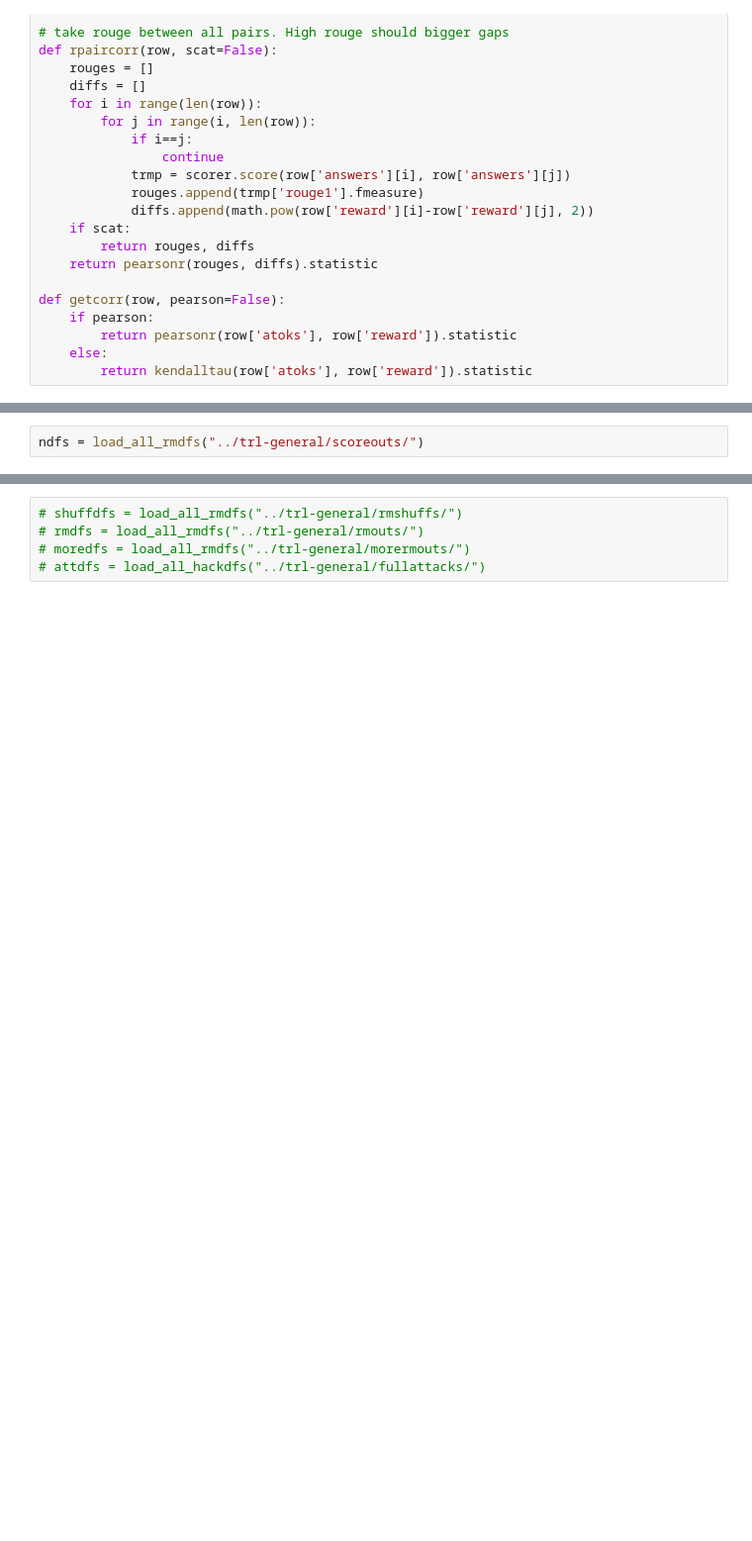
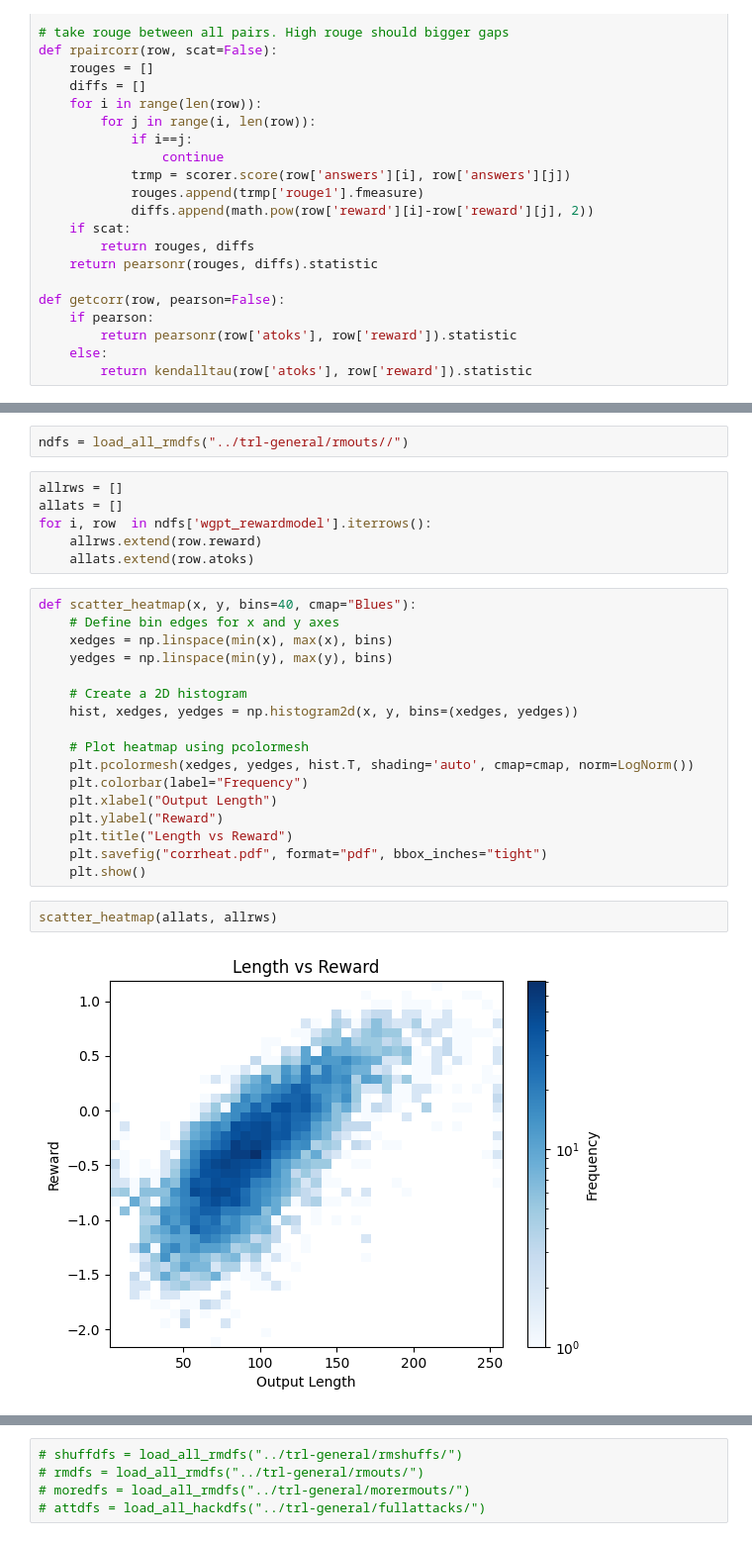
Before and after one commit to PrasannS/rlhf-length-biases, a Jupyter notebook: eval/measure_intrinsic.ipynb, the cells around one changed output, grey strips where cells are left out. Shown at 99% size. Saved outputs shown, nothing was run; the diff lists cells and outputs as text; blank space fills up the shorter version.

```diff
--- a/eval/measure_intrinsic.ipynb
+++ b/eval/measure_intrinsic.ipynb
@@ -87,4 +88,31 @@ wgtok = AutoTokenizer.from_pretrained("../webgpt-llama/models/sft10k/")
 # %% [output]
 INFO:absl:Using default tokenizer.
 # %%
-ndfs = load_all_rmdfs("../trl-general/scoreouts/")
+ndfs = load_all_rmdfs("../trl-general/rmouts//")
+# %%
+allrws = []
+allats = []
+for i, row  in ndfs['wgpt_rewardmodel'].iterrows():
+    allrws.extend(row.reward)
+    allats.extend(row.atoks)
+# %%
+def scatter_heatmap(x, y, bins=40, cmap="Blues"):
+    # Define bin edges for x and y axes
+    xedges = np.linspace(min(x), max(x), bins)
+    yedges = np.linspace(min(y), max(y), bins)
+
+    # Create a 2D histogram
+    hist, xedges, yedges = np.histogram2d(x, y, bins=(xedges, yedges))
+
+    # Plot heatmap using pcolormesh
+    plt.pcolormesh(xedges, yedges, hist.T, shading='auto', cmap=cmap, norm=LogNorm())
+    plt.colorbar(label="Frequency")
+    plt.xlabel("Output Length")
+    plt.ylabel("Reward")
+    plt.title("Length vs Reward")
+    plt.savefig("corrheat.pdf", format="pdf", bbox_inches="tight")
+    plt.show()
+# %%
+scatter_heatmap(allats, allrws)
+# %% [output]
+[figure, added]
```
Also changed, not shown: parts of 5 cells of this notebook, 11 other files.
